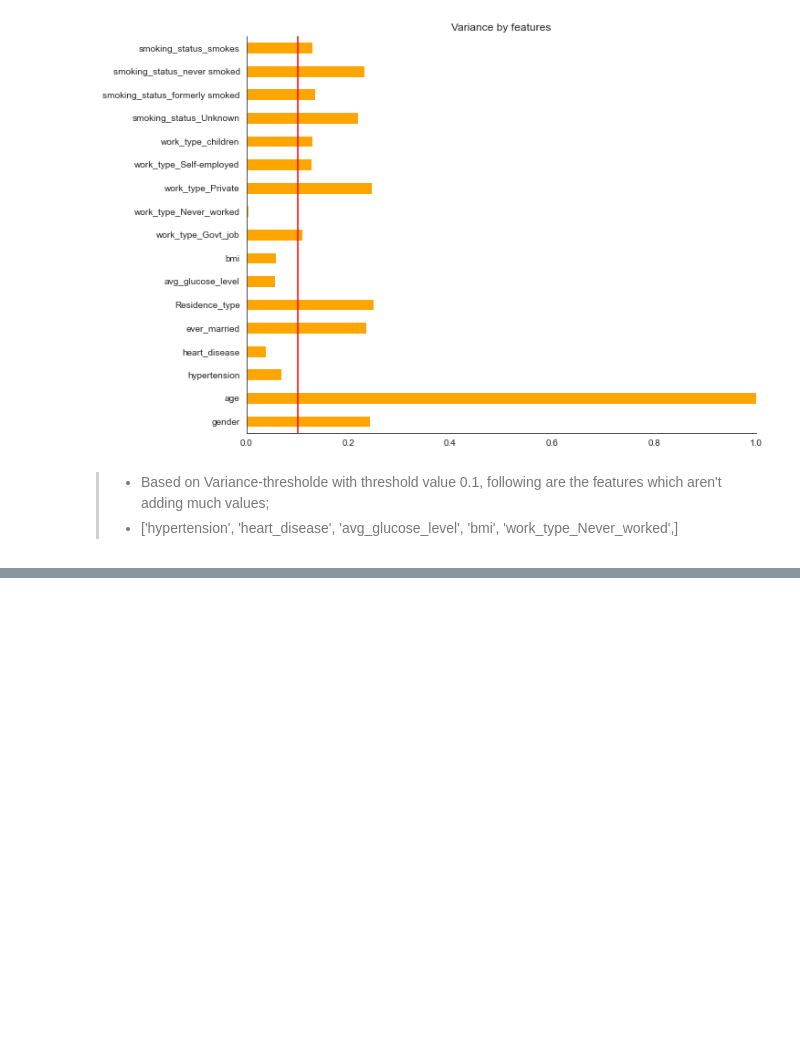
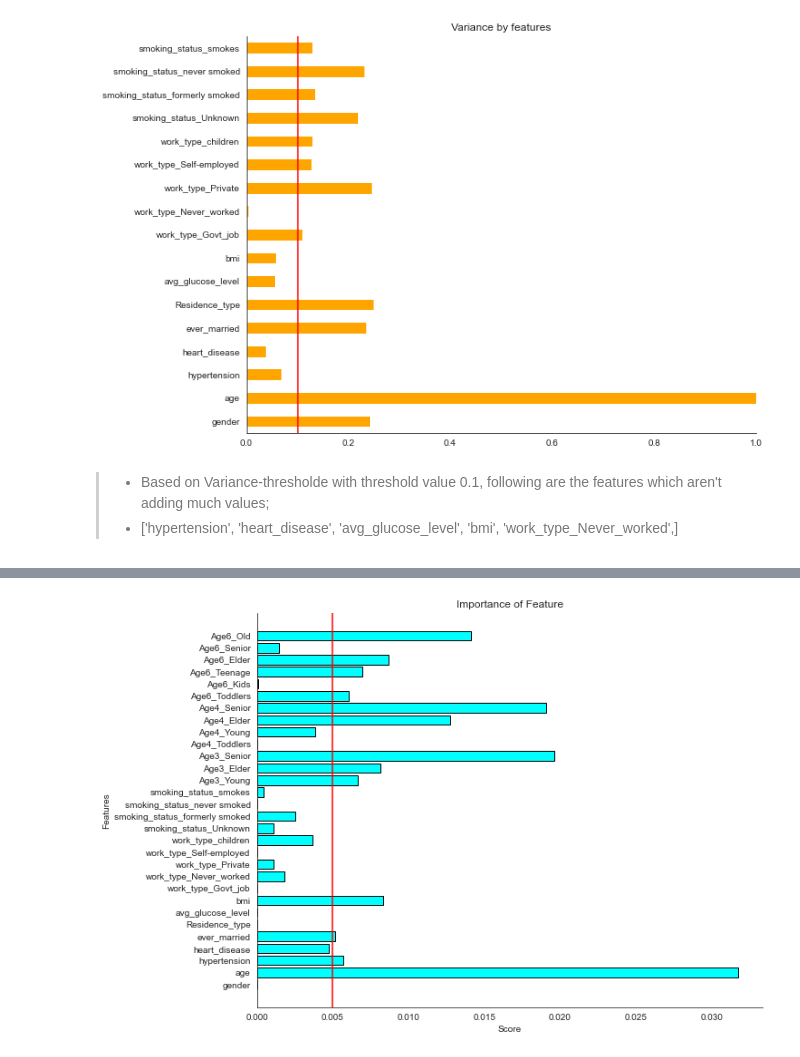
Before and after one commit to aman4004/Stroke-Prediction, a Jupyter notebook: EDA.ipynb, the cells around one changed output, grey strips where cells are left out. Drawn from its saved outputs; the diff is of its cells as text; code cells hidden in the pictures; blank space fills up the shorter version.

```diff
--- a/EDA.ipynb
+++ b/EDA.ipynb
@@ -302,0 +317,12 @@ plt.show()
+# %%
+def create_bins(col, cut_points, labels=None):
+    minval = col.min()
+    maxval = col.max()
+    break_points = [minval] + cut_points+ [maxval]
+    print(break_points)
+
+    if not labels:
+        labels = range(len(cut_points) +1)
+
+    colBin = pd.cut(col, bins=break_points, labels=labels, include_lowest=True)
+    return colBin
@@ -302,0 +349,3 @@ plt.show()
+# %%
+df_new = pd.get_dummies(df_new, columns=['Age3', 'Age4', 'Age6'])
+df_new
@@ -302,0 +366,15 @@ plt.show()
+# %%
+# score of the dataset
+score = mutual_info_classif(df_new.drop('stroke', axis=1), df_new['stroke'], random_state=21)
+
+# lets plot it
+plt.figure(figsize=(10, 8))
+plt.barh(df_new.drop('stroke', axis=1).columns, score, color = 'cyan', edgecolor='black')
+plt.axvline(0.005, color='red')
+plt.title('Importance of Feature')
+plt.xlabel('Score')
+plt.ylabel('Features')
+sns.despine()
+plt.show()
+# %% [output]
+[figure, added]
```
Also changed, not shown: parts of 6 cells of this notebook, 4 other files.
